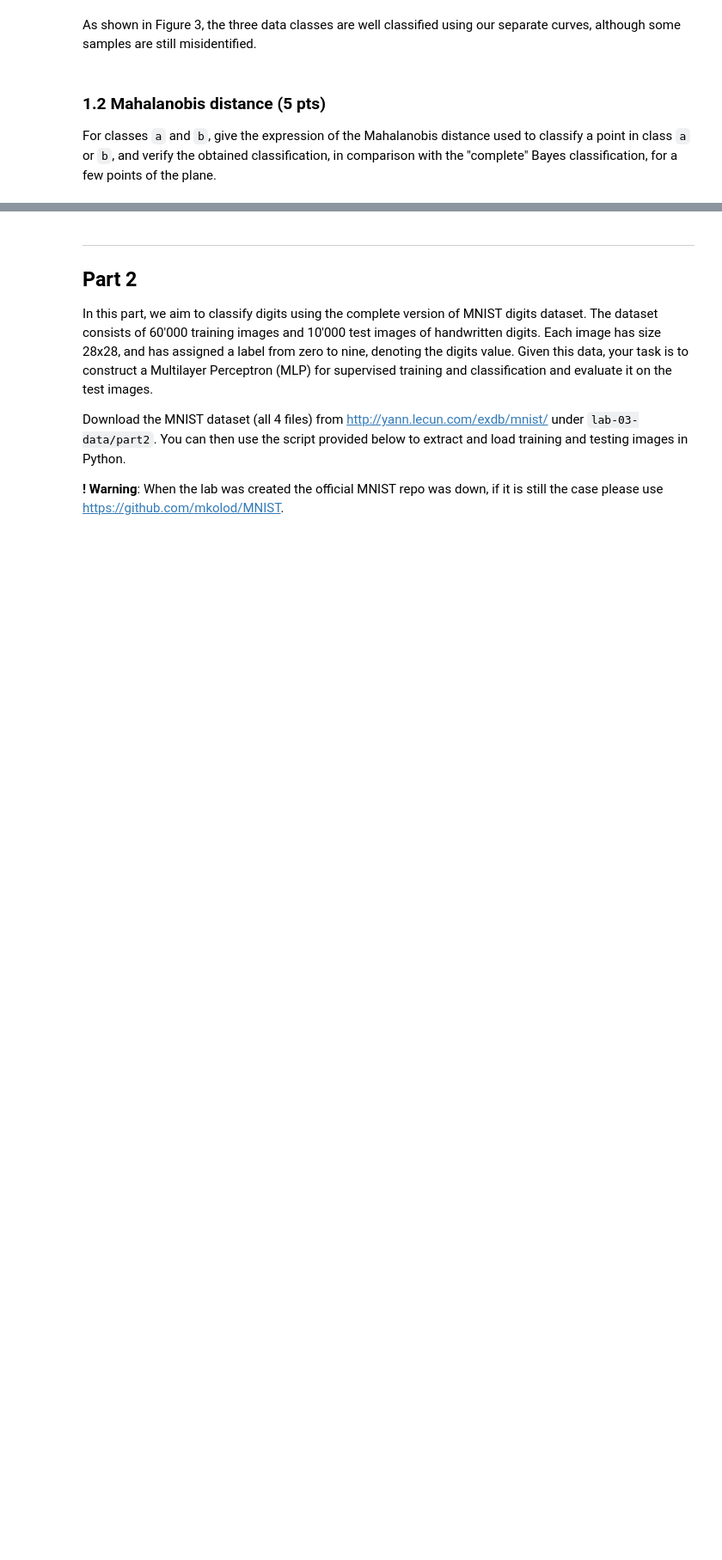
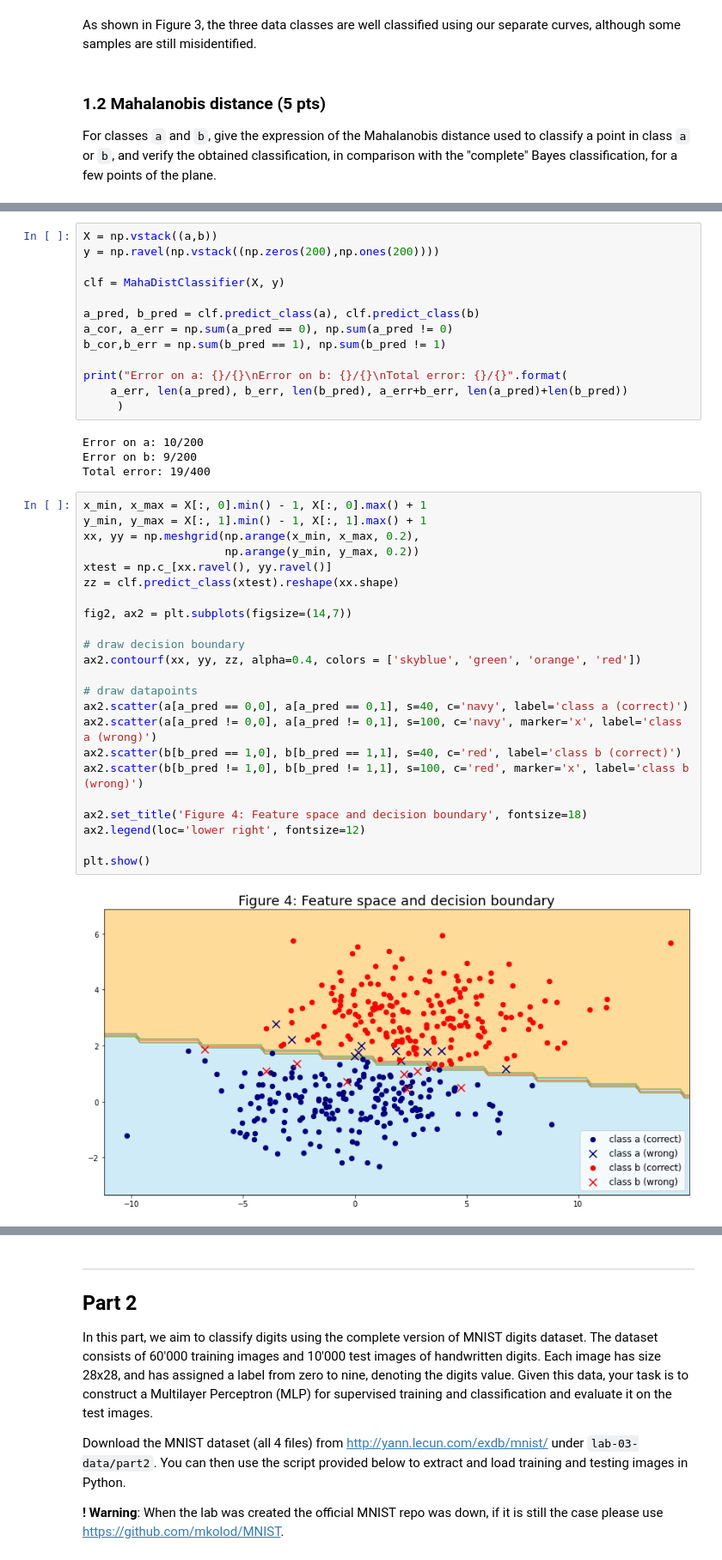
Before and after one commit to LTS5/iapr, a Jupyter notebook: labs/lab_03_classification.ipynb, the cells around one changed output, grey strips where cells are left out. Shown at 86% size. Drawn from its saved outputs; the diff is of its cells as text; blank space fills up the shorter version.

```diff
--- a/labs/lab_03_classification.ipynb
+++ b/labs/lab_03_classification.ipynb
@@ -272,0 +292,42 @@ For classes `a` and `b`, give the expression of the Mahalanobis distance used to
+# %%
+X = np.vstack((a,b))
+y = np.ravel(np.vstack((np.zeros(200),np.ones(200))))
+
+clf = MahaDistClassifier(X, y)
+
+a_pred, b_pred = clf.predict_class(a), clf.predict_class(b)
+a_cor, a_err = np.sum(a_pred == 0), np.sum(a_pred != 0)
+b_cor,b_err = np.sum(b_pred == 1), np.sum(b_pred != 1)
+
+print("Error on a: {}/{}\nError on b: {}/{}\nTotal error: {}/{}".format(
+    a_err, len(a_pred), b_err, len(b_pred), a_err+b_err, len(a_pred)+len(b_pred))
+     )
+# %% [output]
+Error on a: 10/200
+Error on b: 9/200
+Total error: 19/400
+# %%
+x_min, x_max = X[:, 0].min() - 1, X[:, 0].max() + 1
+y_min, y_max = X[:, 1].min() - 1, X[:, 1].max() + 1
+xx, yy = np.meshgrid(np.arange(x_min, x_max, 0.2),
+                     np.arange(y_min, y_max, 0.2))
+xtest = np.c_[xx.ravel(), yy.ravel()]
+zz = clf.predict_class(xtest).reshape(xx.shape)
+
+fig2, ax2 = plt.subplots(figsize=(14,7))
+
+# draw decision boundary
+ax2.contourf(xx, yy, zz, alpha=0.4, colors = ['skyblue', 'green', 'orange', 'red'])
+
+# draw datapoints
+ax2.scatter(a[a_pred == 0,0], a[a_pred == 0,1], s=40, c='navy', label='class a (correct)')
+ax2.scatter(a[a_pred != 0,0], a[a_pred != 0,1], s=100, c='navy', marker='x', label='class a (wrong)')
+ax2.scatter(b[b_pred == 1,0], b[b_pred == 1,1], s=40, c='red', label='class b (correct)')
+ax2.scatter(b[b_pred != 1,0], b[b_pred != 1,1], s=100, c='red', marker='x', label='class b (wrong)')
+
+ax2.set_title('Figure 4: Feature space and decision boundary', fontsize=18)
+ax2.legend(loc='lower right', fontsize=12)
+
+plt.show()
+# %% [output]
+[figure, added]
```
Also changed, not shown: parts of 5 cells of this notebook.
